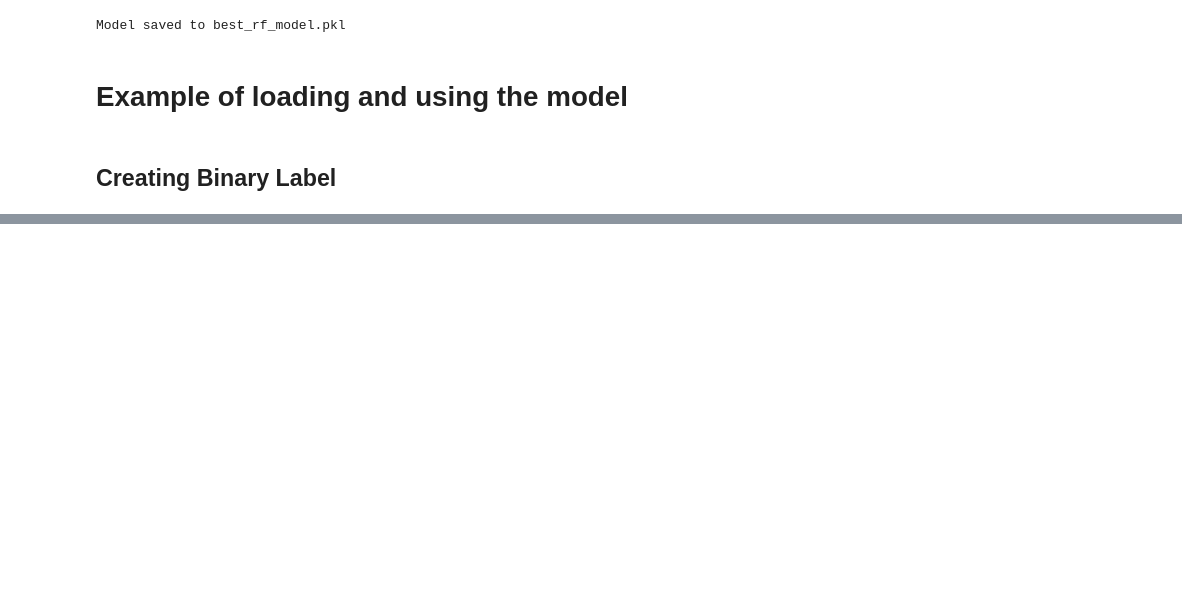
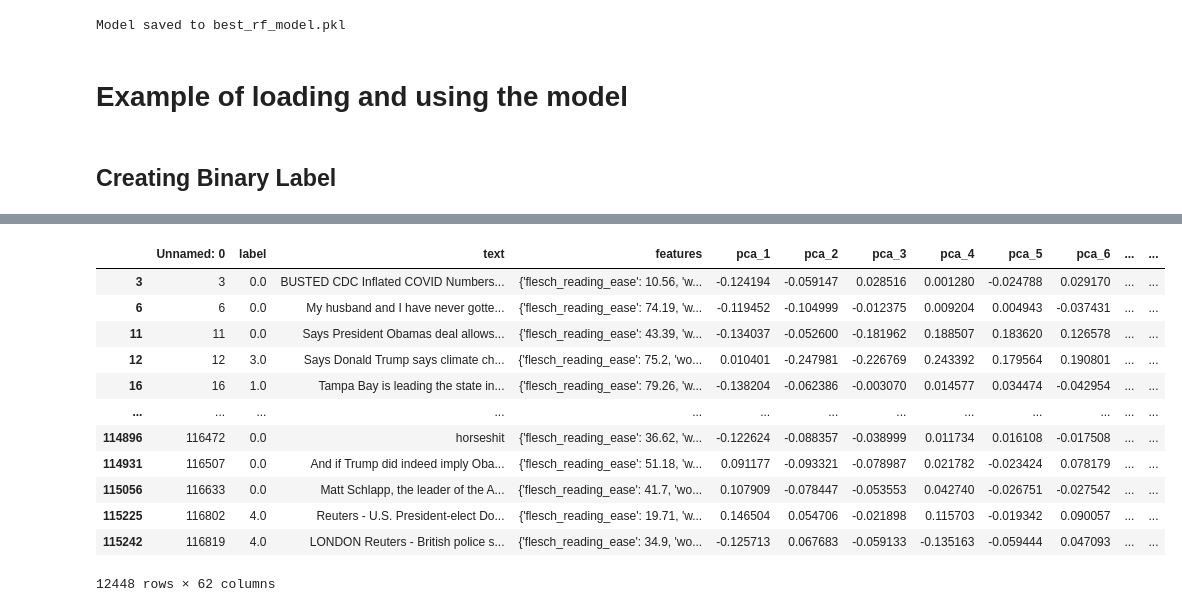
Before and after one commit to DylanBingham/TruthFinder, a Jupyter notebook: feature_engineering_and_modeling.ipynb, the cells around one changed output, grey strips where cells are left out. Cells and saved outputs as stored; diff of their text form; code cells hidden in the pictures; blank space fills up the shorter version.

```diff
--- a/feature_engineering_and_modeling.ipynb
+++ b/feature_engineering_and_modeling.ipynb
@@ -808,0 +824,16 @@ final_dataset.to_csv('static/final_dataset_with_pca_d3.csv', index=False)
+# %%
+final_dataset[final_dataset['avg_sentence_subjectivity'] == 0]
+# %% [output]
+|  | Unnamed: 0 | label | text | features | pca_1 | pca_2 | pca_3 | pca_4 | pca_5 | pca_6 | ... | ... |
+| 3 | 3 | 0.0 | BUSTED CDC Inflated COVID Numbers... | {'flesch_reading_ease': 10.56, 'w... | -0.124194 | -0.059147 | 0.028516 | 0.001280 | -0.024788 | 0.029170 | ... | ... |
+| 6 | 6 | 0.0 | My husband and I have never gotte... | {'flesch_reading_ease': 74.19, 'w... | -0.119452 | -0.104999 | -0.012375 | 0.009204 | 0.004943 | -0.037431 | ... | ... |
+| 11 | 11 | 0.0 | Says President Obamas deal allows... | {'flesch_reading_ease': 43.39, 'w... | -0.134037 | -0.052600 | -0.181962 | 0.188507 | 0.183620 | 0.126578 | ... | ... |
+| 12 | 12 | 3.0 | Says Donald Trump says climate ch... | {'flesch_reading_ease': 75.2, 'wo... | 0.010401 | -0.247981 | -0.226769 | 0.243392 | 0.179564 | 0.190801 | ... | ... |
+| 16 | 16 | 1.0 | Tampa Bay is leading the state in... | {'flesch_reading_ease': 79.26, 'w... | -0.138204 | -0.062386 | -0.003070 | 0.014577 | 0.034474 | -0.042954 | ... | ... |
+| ... | ... | ... | ... | ... | ... | ... | ... | ... | ... | ... | ... | ... |
+| 114896 | 116472 | 0.0 | horseshit | {'flesch_reading_ease': 36.62, 'w... | -0.122624 | -0.088357 | -0.038999 | 0.011734 | 0.016108 | -0.017508 | ... | ... |
+| 114931 | 116507 | 0.0 | And if Trump did indeed imply Oba... | {'flesch_reading_ease': 51.18, 'w... | 0.091177 | -0.093321 | -0.078987 | 0.021782 | -0.023424 | 0.078179 | ... | ... |
+| 115056 | 116633 | 0.0 | Matt Schlapp, the leader of the A... | {'flesch_reading_ease': 41.7, 'wo... | 0.107909 | -0.078447 | -0.053553 | 0.042740 | -0.026751 | -0.027542 | ... | ... |
+| 115225 | 116802 | 4.0 | Reuters - U.S. President-elect Do... | {'flesch_reading_ease': 19.71, 'w... | 0.146504 | 0.054706 | -0.021898 | 0.115703 | -0.019342 | 0.090057 | ... | ... |
+| 115242 | 116819 | 4.0 | LONDON Reuters - British police s... | {'flesch_reading_ease': 34.9, 'wo... | -0.125713 | 0.067683 | -0.059133 | -0.135163 | -0.059444 | 0.047093 | ... | ... |
+12448 rows × 62 columns
```
Also changed, not shown: parts of 3 cells of this notebook, 11 other files.
